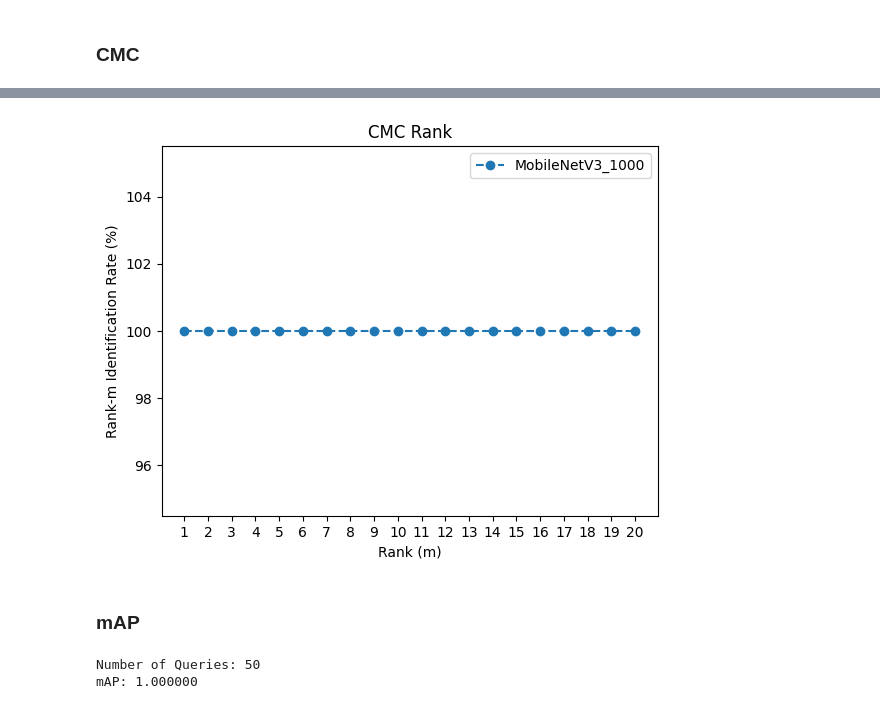
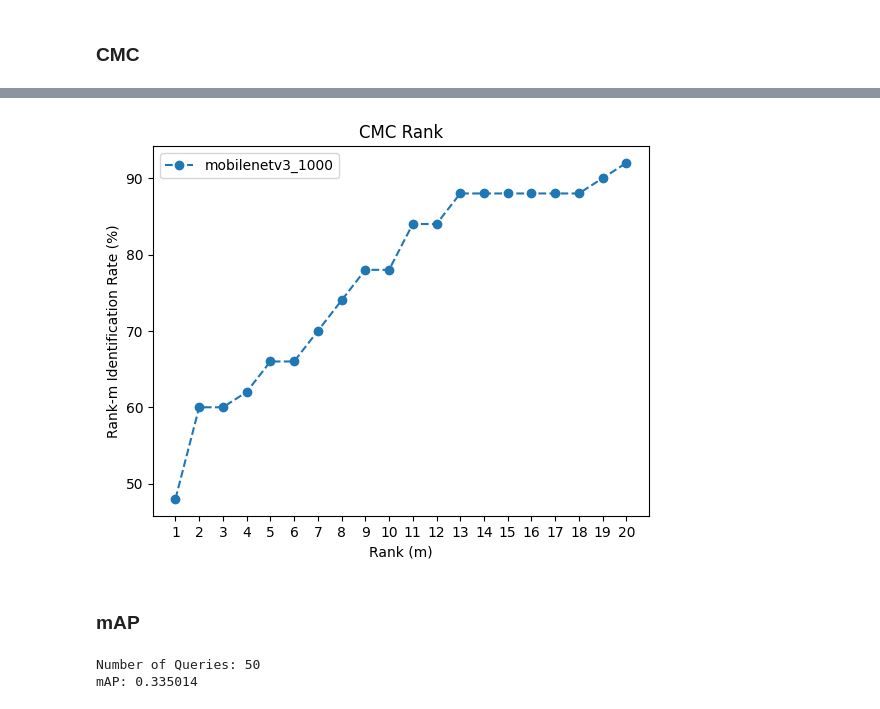
Before and after one commit to boostcampaitech5/level3_cv_finalproject-cv-07, a Jupyter notebook: re_id/demo_train_inference.ipynb, the cells around one changed output, grey strips where cells are left out. Saved outputs shown, nothing was run; the diff lists cells and outputs as text; code cells hidden in the pictures.

```diff
--- a/re_id/demo_train_inference.ipynb
+++ b/re_id/demo_train_inference.ipynb
@@ -197,6 +203,7 @@ for idx, name in enumerate(["Anchor", "Positive", "Negative"]):
 # %%
-train_set = DataLoader(dataset=dataset, batch_size=64, shuffle=True, pin_memory=False, drop_last=True, num_workers=8)
-a, p, n, _ = next(iter(train_set))
+train_set = DataLoader(dataset, batch_size=64, shuffle=True, pin_memory=False, drop_last=False, num_workers=8)
+a, p, n, gt = next(iter(train_set))
+print(f"Anchor ID: {gt[0]}")
 
 fig, ax = plt.subplots(1,3)
 ax[0].imshow(torch.permute(a[0], (1,2,0)))
@@ -367,8 +378,18 @@ def train(model, epochs, criterion, optimizer, lr_scheduler, train_loader, query
     print("Training is finished!")
 # %%
 tf = A.Compose([A.Resize(224,224),
-                A.Normalize(mean=(0.485, 0.456, 0.407), std=(0.229, 0.224, 0.225))])
+                A.Normalize(mean=(0.485, 0.456, 0.406), std=(0.229, 0.224, 0.225))])
 
-path = f"{config.path}/data_reid/reid_training/"
-dataset = DEMO_TRAIN(path=path, transform=tf)
-train_set = DataLoader(dataset=dataset, batch_size=64, shuffle=True, pin_memory=False, drop_last=False, num_workers=8)
+train_path = f"{config.path}/data_reid/reid_training/"
+gallery_path = f"{config.path}/data_reid/reid_test/gallery"
+query_path = f"{config.path}/data_reid/reid_test/query"
+
+train_dataset = DEMO_TRAIN(train_path, tf)
+query_dataset = DEMO_QUERY(query_path, tf)
+gallery_dataset = DEMO_GALLERY(gallery_path, tf)
+
+train_loader = DataLoader(train_dataset, batch_size=128, shuffle=True, num_workers=8, pin_memory=False, drop_last=False)
+query_loader = DataLoader(query_dataset, batch_size=256, shuffle=False, num_workers=8, pin_memory=False, drop_last=False)
+gallery_loader = DataLoader(gallery_dataset, batch_size=256, shuffle=False, num_workers=8, pin_memory=False, drop_last=False)
+
+total_gallery_images = len(os.listdir(gallery_path))
@@ -469,17 +431,3 @@ def get_model_size(model):
         buffer_size += buffer.nelement() * buffer.element_size()
     size_all_mb = (param_size + buffer_size) / 1024**2
     print('Model Size: {:.2f}MB'.format(size_all_mb))
-# %%
-query_dataset = DEMO_QUERY(query_path, tf)
-gallery_dataset = DEMO_GALLERY(gallery_path, tf)
-
-query_dataset = DataLoader(query_dataset, batch_size=16, shuffle=False, num_workers=8, pin_memory=False, drop_last=False)
-gallery_dataset = DataLoader(gallery_dataset, batch_size=16, shuffle=False, num_workers=8, pin_memory=False, drop_last=False)
-
-device = 'cuda' if torch.cuda.is_available() else 'cpu'
-inference_dim = 1000
-model = ConvNextV2_A()
-model.load_state_dict(torch.load(os.path.join(weight_path, "best.pth")))
-
-get_model_size(model)
-query_list, matched_list = inference(model=model, query_dataset=query_dataset, gallery_dataset=gallery_dataset, embedding_dim=inference_dim, topk=total_gallery_images)
@@ -492,0 +481,4 @@ Average Inference Time Elapsed: 0.0109 seconds
+# %%
+model.load_state_dict(torch.load(os.path.join(weight_path, f"{model_name}_best.pth")))
+get_model_size(model)
+query_list, matched_list = inference(model=model, query_loader=query_loader, gallery_loader=gallery_loader, embedding_dim=embedding_dim, topk=total_gallery_images)
@@ -548,7 +560,7 @@ def calculate_cmc(query_list, matched_list, topk):
     for x in range(1, topk+1):
         for (query_name, matched_name) in zip(query_list, matched_list):
             for gallery in matched_name[:x]:
-                if query_name[:3] == gallery[:3]:
+                if query_name[:5] == gallery[:5]:
                     count += 1
                     break
             total += 1
@@ -563,7 +575,7 @@ for i in rank:
 x_label = [i for i in range(1, 20+1)]
 y_label = rank
 
-plt.plot(x_label, y_label, label=f"MobileNetV3_{embedding_dim}", linestyle="--", marker='o')
+plt.plot(x_label, y_label, label=f"{model_name}_{embedding_dim}", linestyle="--", marker='o')
 plt.title("CMC Rank")
 plt.xlabel("Rank (m)")
 plt.ylabel("Rank-m Identification Rate (%)")
@@ -594,4 +606,4 @@ plt.show()
-[figure, old version]
+[figure, new version]
 # %% [markdown]
 ### mAP
 # %%
@@ -605,15 +617,15 @@ def calculate_map(query_list, matched_list, gallery_path):
 
     for query_name, matched_name in zip(query_list, matched_list):
         for x in os.listdir(gallery_path):
-            if query_name[:3] == x[:3]:
+            if query_name[:5] == x[:5]:
                 total_query_gt += 1
 
         tmp_total_query_gt = total_query_gt
-        for _, i in enumerate(matched_name,start=1):
+        for _, i in enumerate(matched_name, start=1):
             count += 1
             if tmp_total_query_gt == 0:
                 break
-            elif query_name[:3] == i[:3]:
+            elif query_name[:5] == i[:5]:
                 precision += 1
                 tmp_total_query_gt -= 1
             else:
@@ -628,7 +640,7 @@ def calculate_map(query_list, matched_list, gallery_path):
 
     print(f"mAP: {(sum(mAP)/len(mAP)):4f}")
 
-calculate_map(query_list=query_list, matched_list=matched_list, gallery_path=gallery_path)
+calculate_map(query_list, matched_list, gallery_path)
 # %% [output]
 Number of Queries: 50
-mAP: 1.000000
+mAP: 0.335014
```
Also changed, not shown: parts of 16 cells of this notebook.
